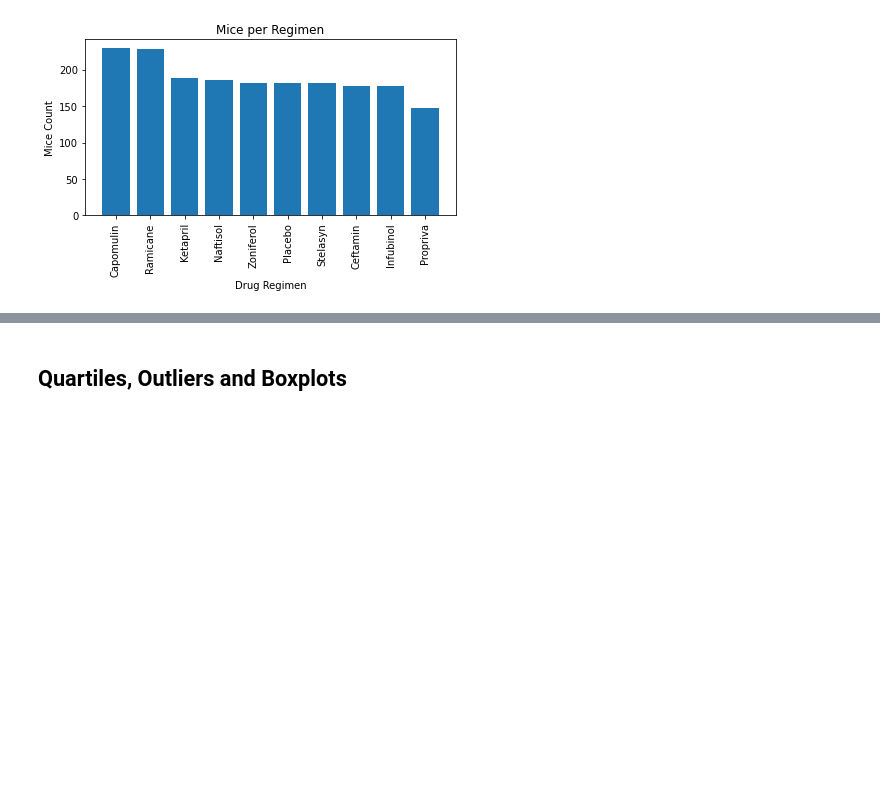
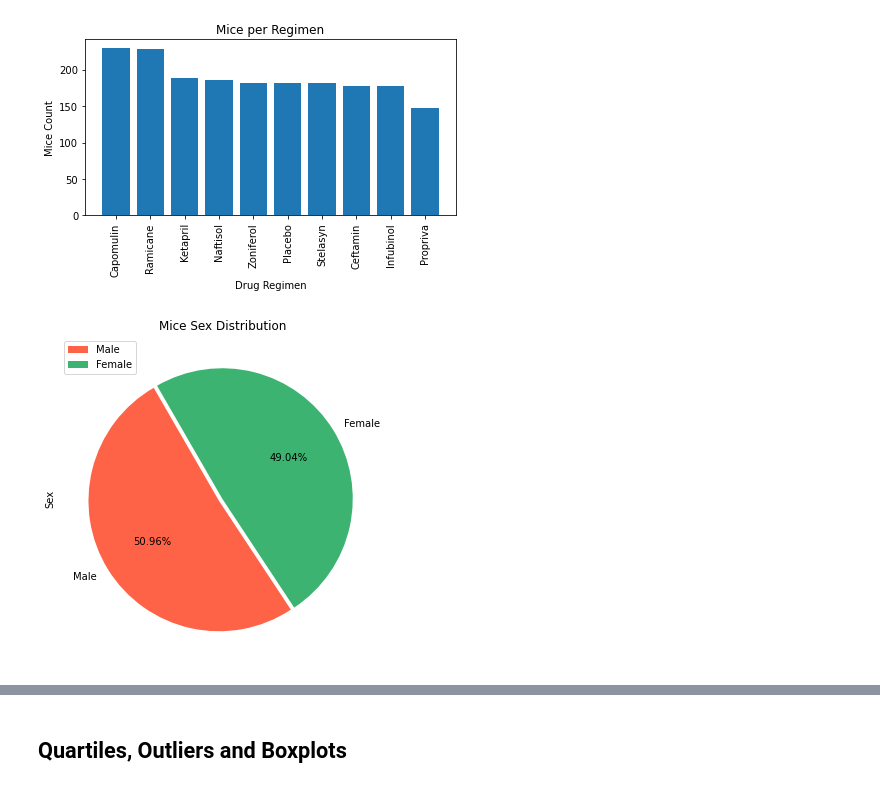
Before and after one commit to uldom/Matplotlib_Challenge, a Jupyter notebook: Pymaceuticals/pymaceuticals_starter.ipynb, the cells around one changed output, grey strips where cells are left out. Cells and saved outputs as stored; diff of their text form; code cells hidden in the pictures; blank space fills up the shorter version.

```diff
--- a/Pymaceuticals/pymaceuticals_starter.ipynb
+++ b/Pymaceuticals/pymaceuticals_starter.ipynb
@@ -245,6 +245,15 @@ plt.show()
 [figure]
 # %%
 # Generate a pie plot showing the distribution of female versus male mice using pandas
+
+explode = (0.03,0)
+y=clean_dataframe['Sex'].value_counts()
+y.plot(kind='pie',autopct= '%1.2f%%',figsize=(6,6),explode = explode, startangle = 120, colors=["tomato",'mediumseagreen'])
+plt.legend(y.index)
+plt.title("Mice Sex Distribution")
+plt.show()
+# %% [output]
+[figure, added]
 # %%
 # Generate a pie plot showing the distribution of female versus male mice using pyplot
 
```
Also changed, not shown: parts of 1 cell of this notebook.
